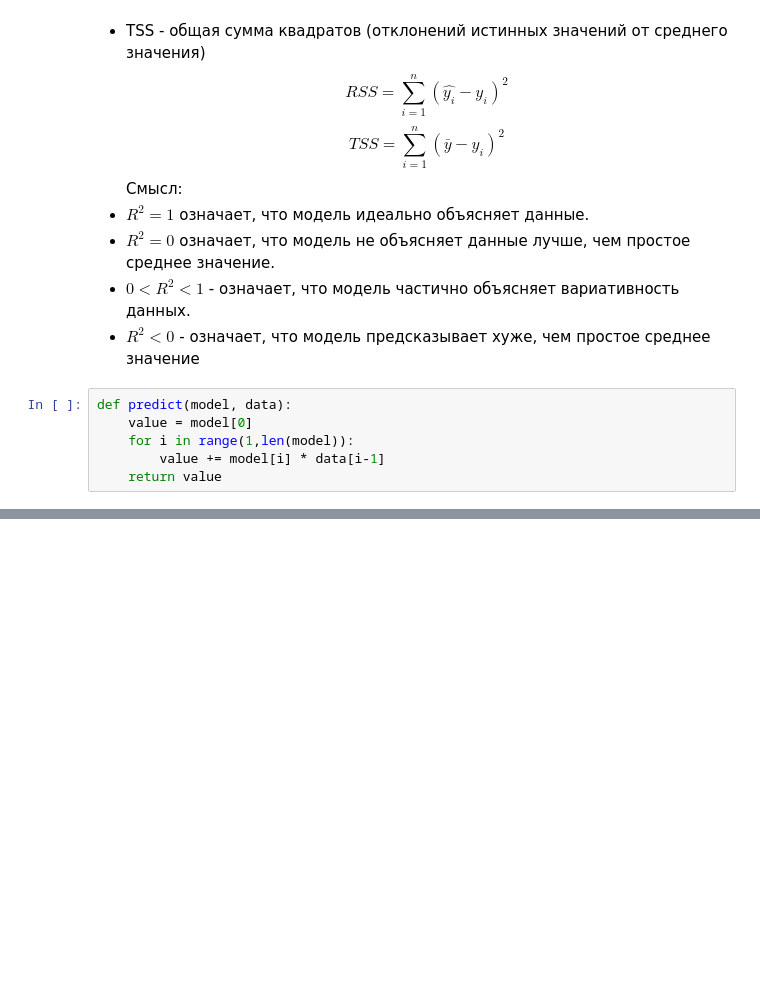
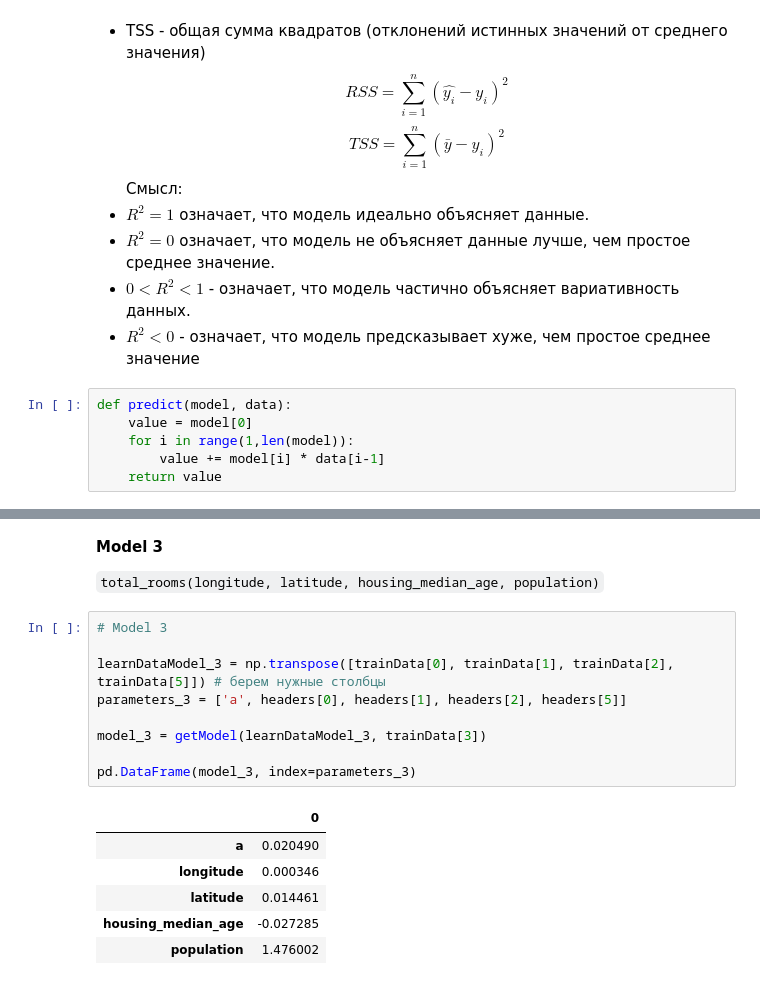
Before and after one commit to Kliodt/AI-systems-labs, a Jupyter notebook: lab-3.ipynb, the cells around one changed output, grey strips where cells are left out. Drawn from its saved outputs; the diff is of its cells as text; blank space fills up the shorter version.

```diff
--- a/lab-3.ipynb
+++ b/lab-3.ipynb
@@ -223,0 +273,20 @@ R^2 = 0.4437700075464214
+# %% [markdown]
+**Model 3**
+
+`total_rooms(longitude, latitude, housing_median_age, population)`
+# %%
+# Model 3
+
+learnDataModel_3 = np.transpose([trainData[0], trainData[1], trainData[2], trainData[5]]) # берем нужные столбцы
+parameters_3 = ['a', headers[0], headers[1], headers[2], headers[5]]
+
+model_3 = getModel(learnDataModel_3, trainData[3])
+
+pd.DataFrame(model_3, index=parameters_3)
+# %% [output]
+|  | 0 |
+| a | 0.020490 |
+| longitude | 0.000346 |
+| latitude | 0.014461 |
+| housing_median_age | -0.027285 |
+| population | 1.476002 |
```
Also changed, not shown: parts of 10 cells of this notebook, 1 other file.
